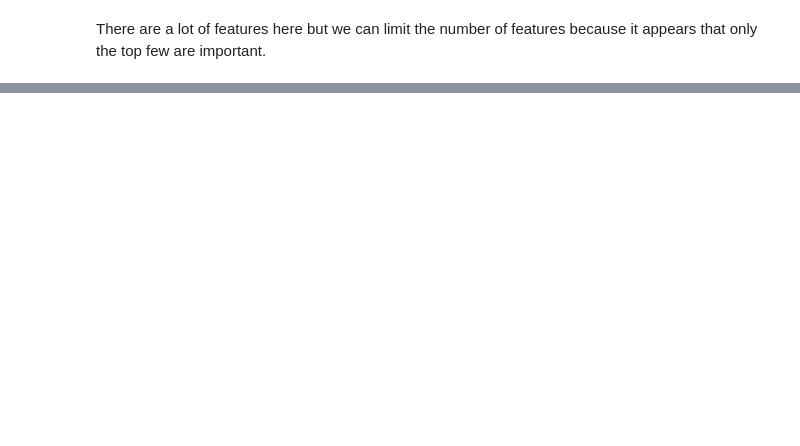
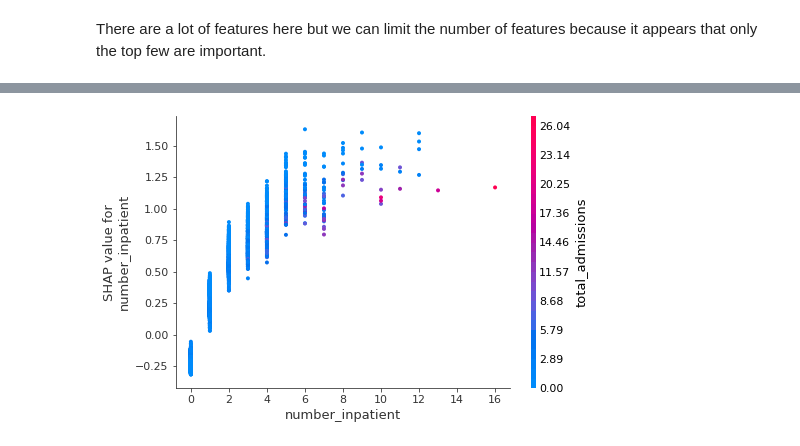
Before and after one commit to Sangha05/Diabetes_Readmission, a Jupyter notebook: Long Term Risk Prediction With XGBoost V1.ipynb, the cells around one changed output, grey strips where cells are left out. Cells and saved outputs as stored; diff of their text form; code cells hidden in the pictures; blank space fills up the shorter version.

```diff
--- a/Long Term Risk Prediction With XGBoost V1.ipynb
+++ b/Long Term Risk Prediction With XGBoost V1.ipynb
@@ -218,0 +248,4 @@ plt.show()
+# %%
+shap.dependence_plot('number_inpatient', shap_values, X_test)
+# %% [output]
+[figure, added]
```
Also changed, not shown: parts of 21 cells of this notebook, 2 other files.
